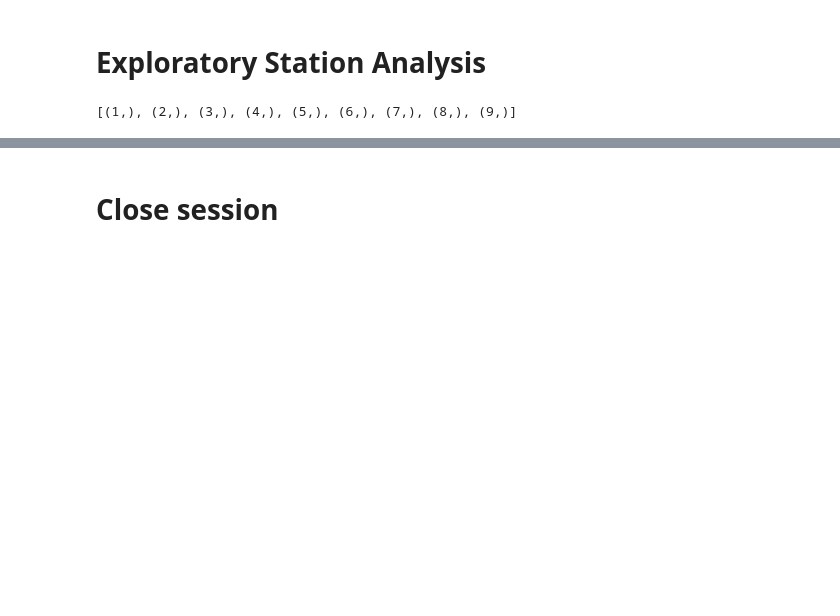
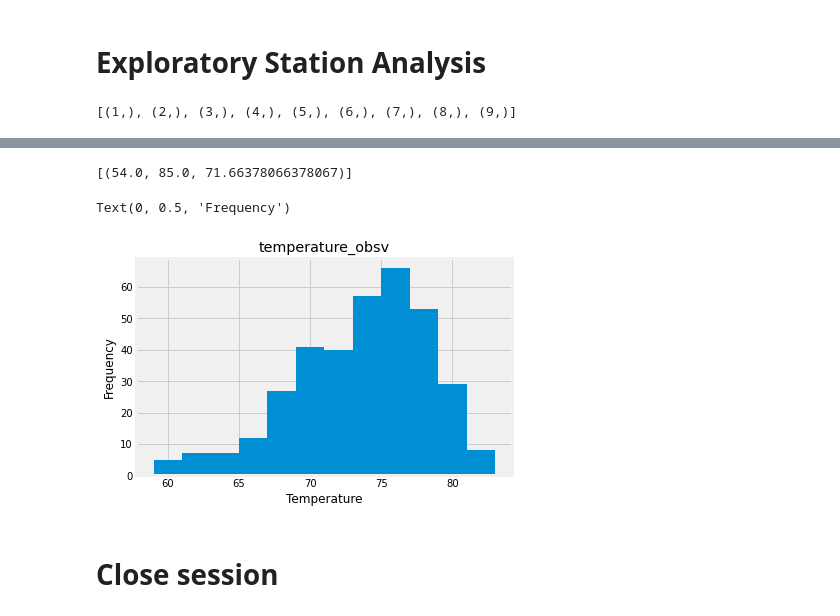
Before and after one commit to ASwigart/sqlalchemy-challenge, a Jupyter notebook: surfsup/Instructions/SQLChallenge.ipynb, the cells around one changed output, grey strips where cells are left out. Drawn from its saved outputs; the diff is of its cells as text; code cells hidden in the pictures; blank space fills up the shorter version.

```diff
--- a/surfsup/Instructions/climate_starter.ipynb
+++ b/surfsup/Instructions/SQLChallenge.ipynb
@@ -102,8 +115,30 @@ stationcount
 # %%
+# session.query(Dow.date).\
+#     filter(Dow.date > '2011-03-01').\
+#     order_by(Dow.date).all()
 # Using the most active station id from the previous query, calculate the lowest, highest, and average temperature.
+bigrain=session.query(\
+        func.min(Measurement.tobs),\
+        func.max(Measurement.tobs),\
+        func.avg(Measurement.tobs)).\
+        filter(Measurement.station == 'USC00519281').all()
+bigrain
+# %% [output]
+[(54.0, 85.0, 71.66378066378067)]
 # %%
 # Using the most active station id
 # Query the last 12 months of temperature observation data for this station and plot the results as a histogram
+prev= dt.date(2017, 8, 23) - dt.timedelta(days=365)
+bigheat= session.query(Measurement.date, Measurement.tobs).\
+    filter(Measurement.date >= prev). \
+    filter(Measurement.station == 'USC00519281').all()
+heat= pd.DataFrame(bigheat, columns=['date', 'temperature_obsv'])
+heat.hist(column='temperature_obsv', bins=12)
+plt.xlabel ("Temperature")
+plt.ylabel ("Frequency")
+# %% [output]
+Text(0, 0.5, 'Frequency')
+[figure, added]
 # %% [markdown]
 # Close session
 # %%
```
Also changed, not shown: parts of 1 cell of this notebook, 4 other files.
